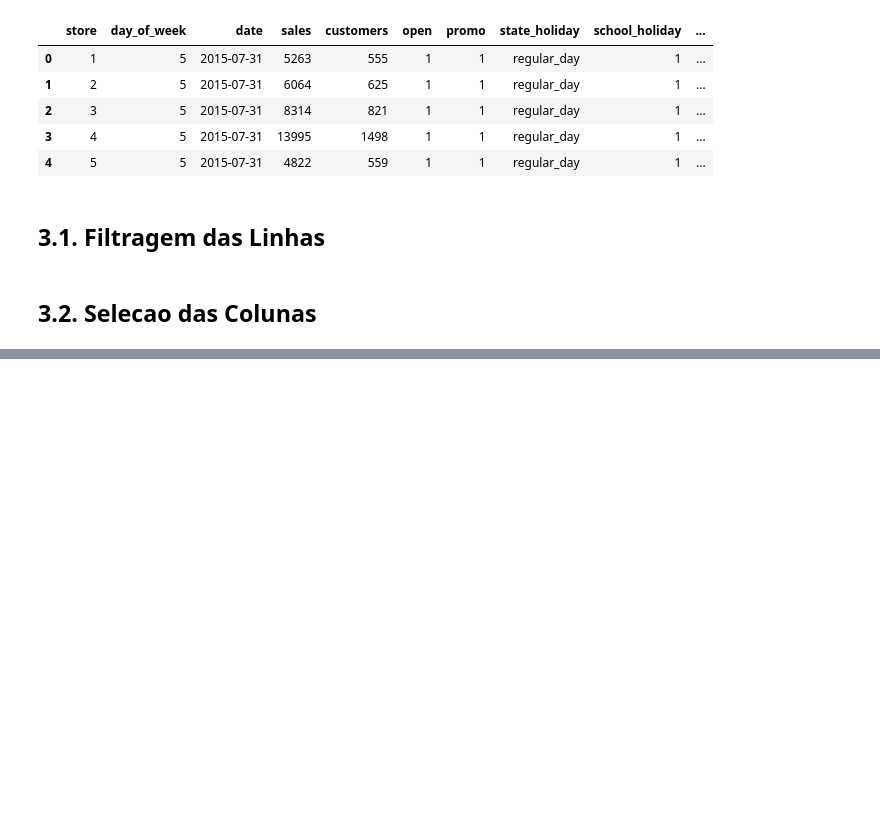
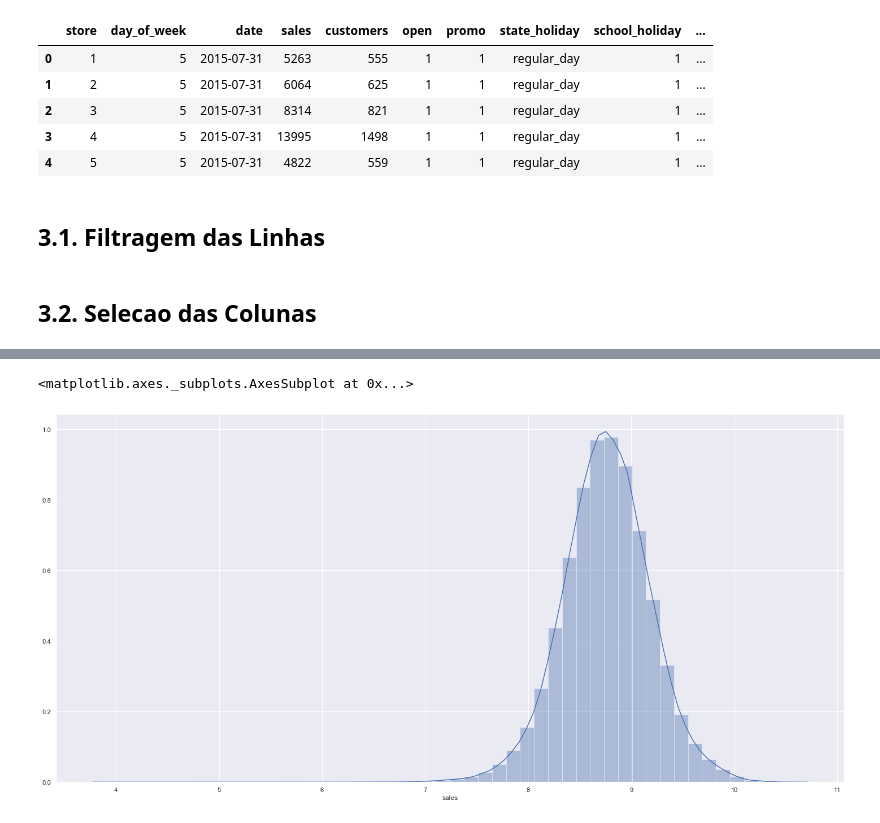
Before and after one commit to igordesouza/ds-em-producao, a Jupyter notebook: m04_v01_store_sales_prediction-Copy1.ipynb, the cells around one changed output, grey strips where cells are left out. Cells and saved outputs as stored; diff of their text form; code cells hidden in the pictures; blank space fills up the shorter version.

```diff
--- a/m04_v01_store_sales_prediction-Copy1.ipynb
+++ b/m04_v01_store_sales_prediction-Copy1.ipynb
@@ -871,0 +898,6 @@ df3 = df3.drop( cols_drop, axis=1 )
+# %%
+# Transformação possível
+sns.distplot(np.log1p(df4.sales))
+# %% [output]
+<matplotlib.axes._subplots.AxesSubplot at 0x...>
+[figure, added]
```
Also changed, not shown: parts of 14 cells of this notebook.
